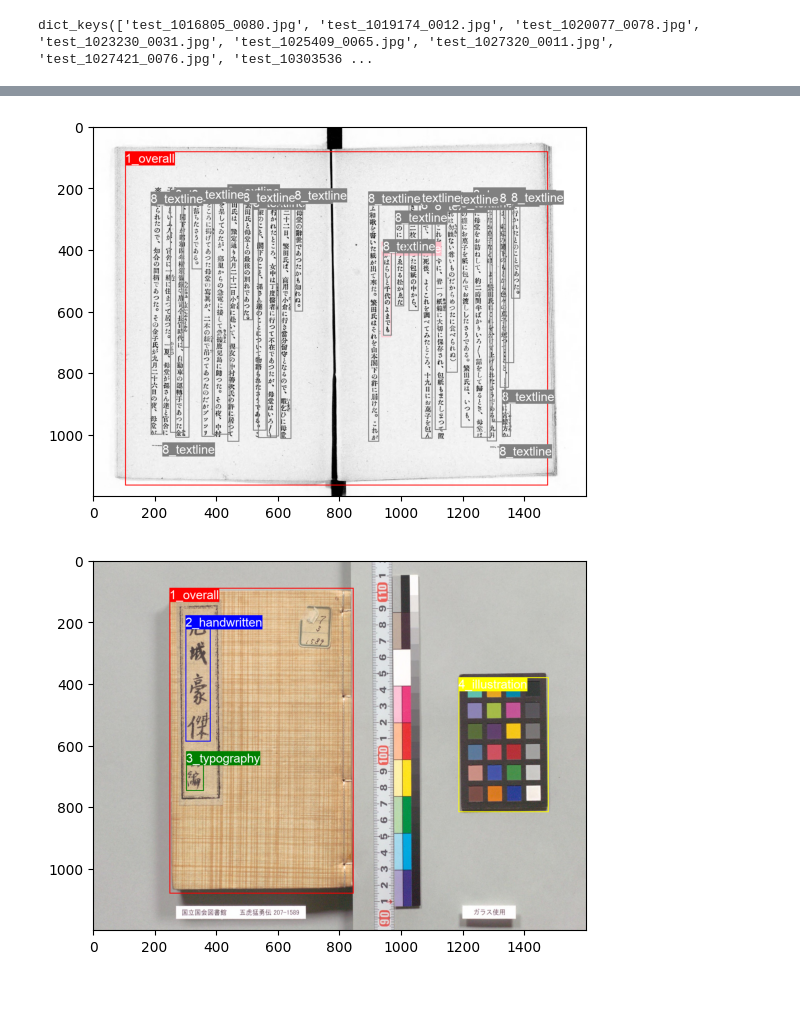
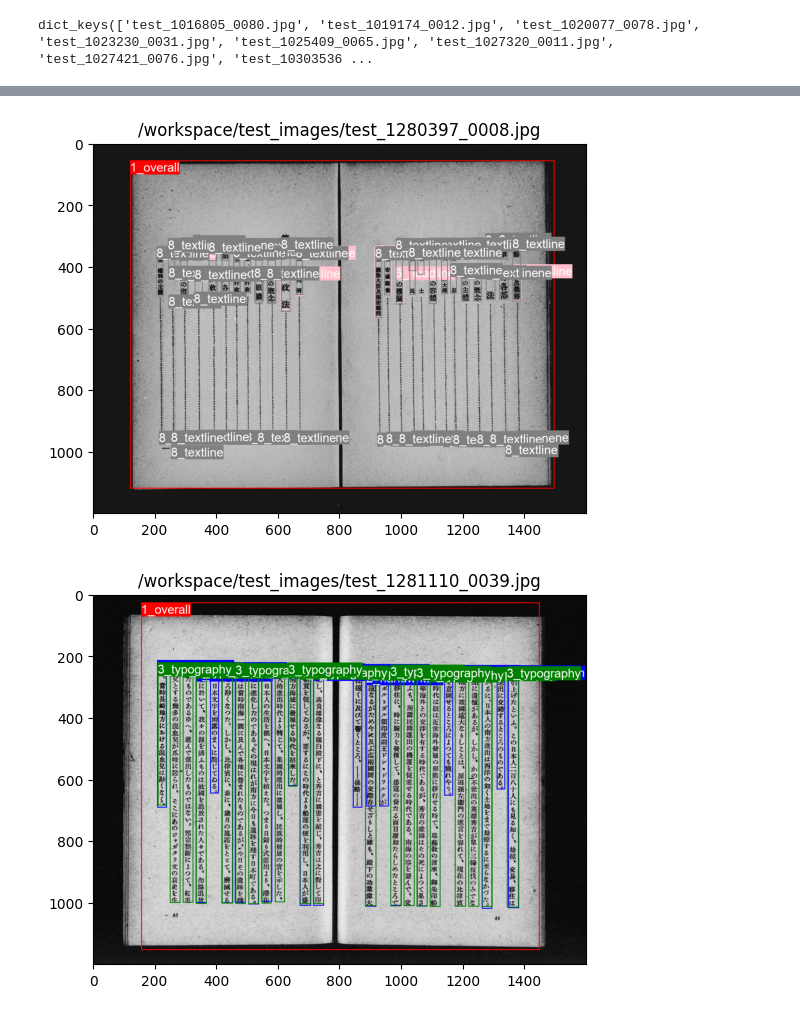
Before and after one commit to fummicc1/signate-262, a Jupyter notebook: check_result.ipynb, the cells around one changed output, grey strips where cells are left out. Drawn from its saved outputs; the diff is of its cells as text; code cells hidden in the pictures.

```diff
--- a/check_result.ipynb
+++ b/check_result.ipynb
@@ -9,7 +9,7 @@ from PIL import ImageFont
 import json
 import matplotlib.pyplot as plt
 # %%
-result_path = "/workspace/submit_yolo.json"
+result_path = "/home/fummicc1/codes/signate/submit_yolo.json"
 # %%
 all_labels = {
     "1_overall": "red",
@@ -22,11 +22,16 @@ all_labels = {
     "8_textline": "gray",
 }
 # %%
+
 cnt = 0
 with open(result_path, "r") as f:
     data = json.load(f)
     print(data.keys())
     for key in data.keys():
+        cnt += 1
+        start = 50
+        if cnt <= start or cnt >= start + 10:
+            continue
         img_path = pathlib.Path("/workspace") / "test_images" / key
         if not img_path.exists():
             continue
@@ -34,17 +39,15 @@ with open(result_path, "r") as f:
         draw = ImageDraw(img)
         for category, boxes in data[key].items():
             for box in boxes:
-                fnt = ImageFont.truetype("/workspace/arial.ttf", size=40)
+                fnt = ImageFont.truetype("/home/fummicc1/codes/signate/arial.ttf", size=40)
                 text_w, text_h = fnt.getsize(category)
                 # print("category", category, "box", box)
                 draw.rectangle(box, outline=all_labels[category], width=3)
                 draw.rectangle([box[0], box[1], box[0] + text_w, box[1] + text_h], fill=all_labels[category])
                 draw.text([box[0], box[1]], category, font=fnt, fill="white")
         fig, ax = plt.subplots(1, 1)
+        ax.set_title(img_path)
         ax.imshow(img)
-        cnt += 1
-        if cnt > 10:
-            break
 
 plt.show()
 # %% [output]
@@ -58,2 +61,2 @@ dict_keys(['test_1016805_0080.jpg', 'test_1019174_0012.jpg', 'test_1020077_0078.
-[figure, old version]
+[figure, new version]
-[figure, old version]
+[figure, new version]
```
Also changed, not shown: parts of 1 cell of this notebook, 20 other files.
